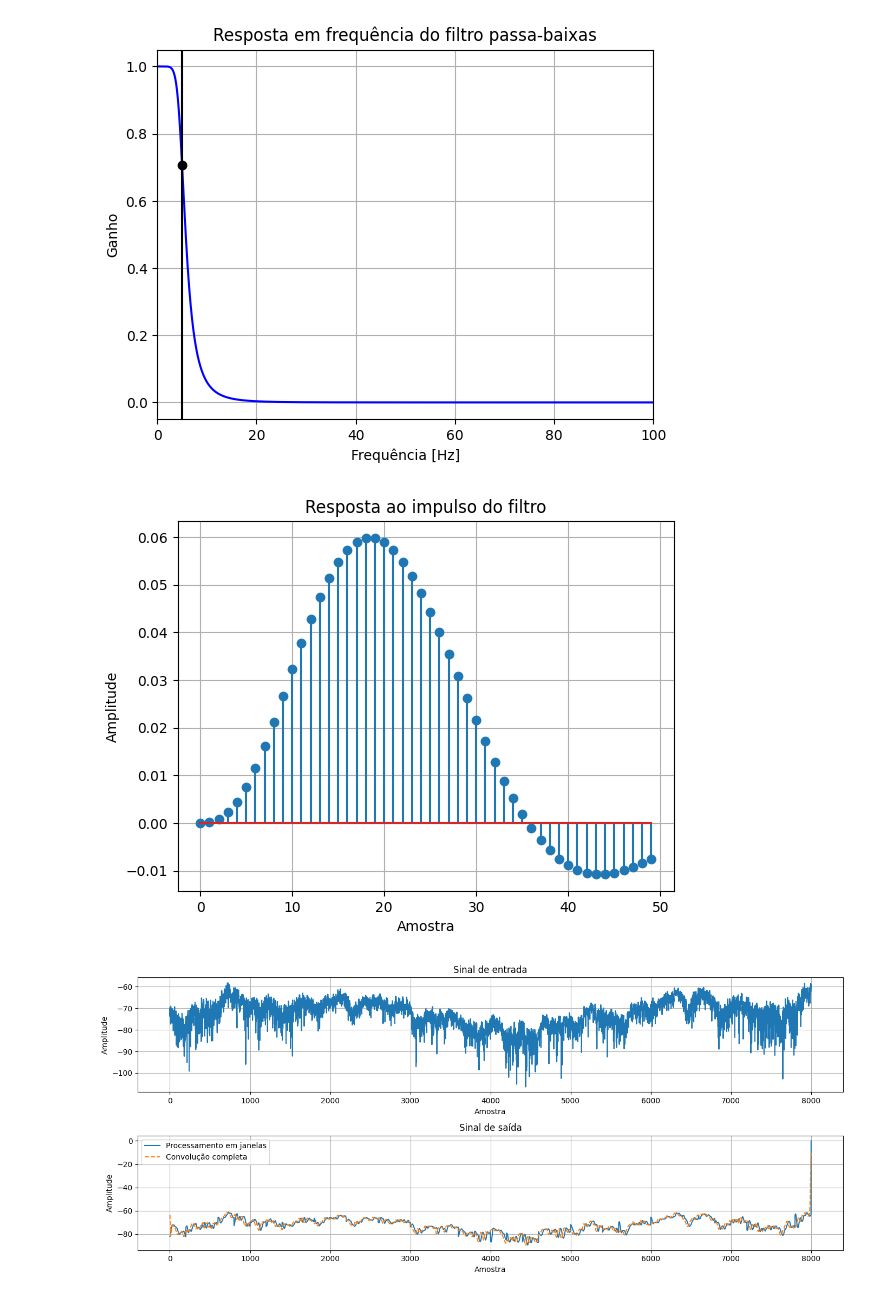
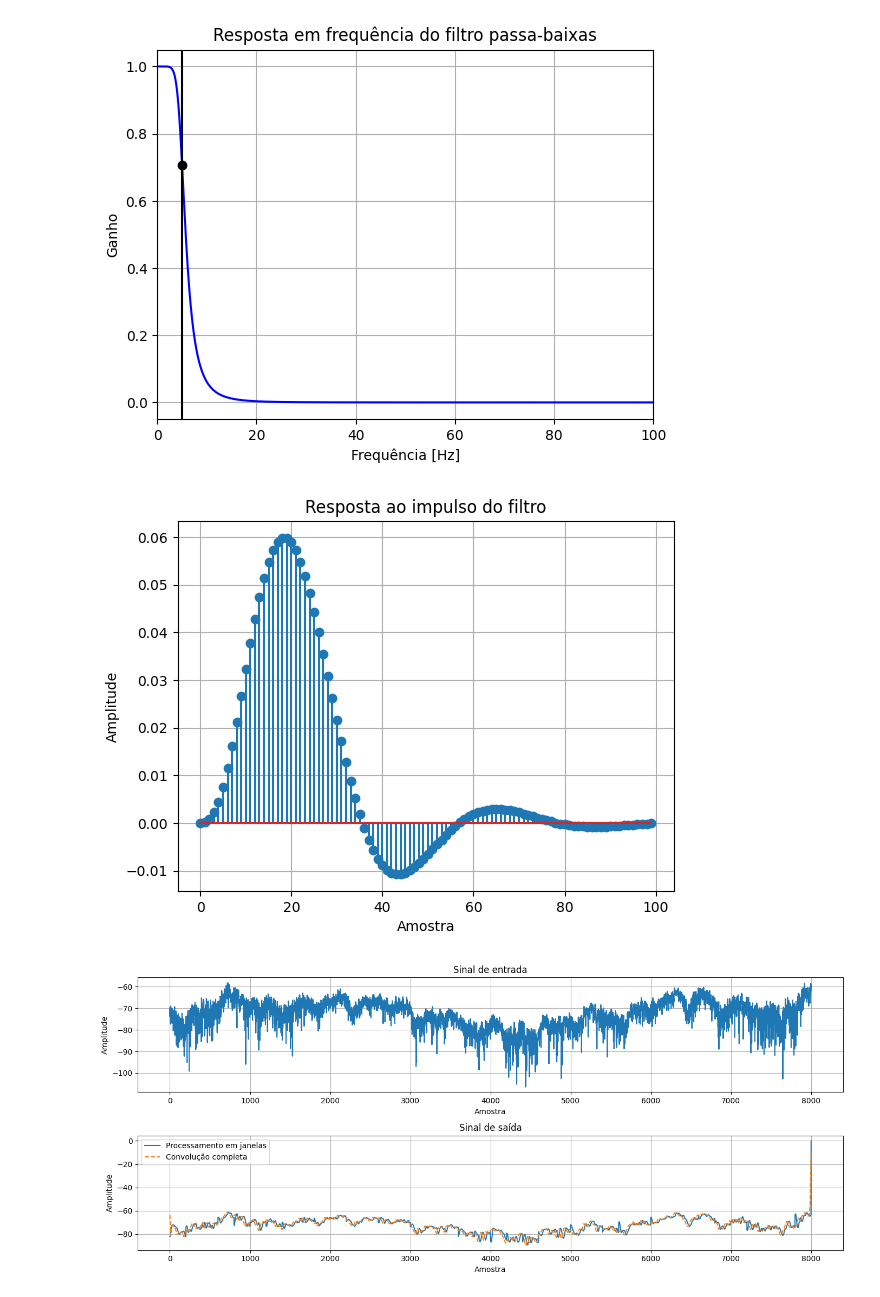
Before and after one commit to geraldotnf/sstd, a Jupyter notebook: exercicio_lista4.ipynb, the cells around one changed output. Drawn from its saved outputs; the diff is of its cells as text; code cells hidden in the pictures.

```diff
--- a/exercicio_lista4.ipynb
+++ b/exercicio_lista4.ipynb
@@ -7,35 +7,35 @@ fs = 200
 fc = 5
 
 b, a = butter(N=4, Wn=fc/(fs/2), btype='low')
 
 w, h = freqz(b, a, worN=8000)
 
 # resposta em frequência
 plt.plot(0.5*fs*w/np.pi, np.abs(h), 'b')
 plt.plot(fc, 0.5*np.sqrt(2), 'ko')
 plt.axvline(fc, color='k')
 plt.xlim(0, 0.5*fs)
 plt.title("Resposta em frequência do filtro passa-baixas")
 plt.xlabel('Frequência [Hz]')
 plt.ylabel('Ganho')
 plt.grid()
 plt.show()
 
 # Resposta ao impulso
-impulse = np.zeros(50)
+impulse = np.zeros(100)
 impulse[0] = 1
 h = lfilter(b, a, impulse)
 
 # Plot da resposta ao impulso
 plt.stem(h)
 plt.title("Resposta ao impulso do filtro")
 plt.xlabel('Amostra')
 plt.ylabel('Amplitude')
 plt.grid()
 plt.show()
 # %% [output]
 [figure]
-[figure, old version]
+[figure, new version]
 # %%
 def process_window(signal_window, b, a):
     signal_dft = np.fft.fft(signal_window)
```
Also changed, not shown: parts of 1 cell of this notebook.
